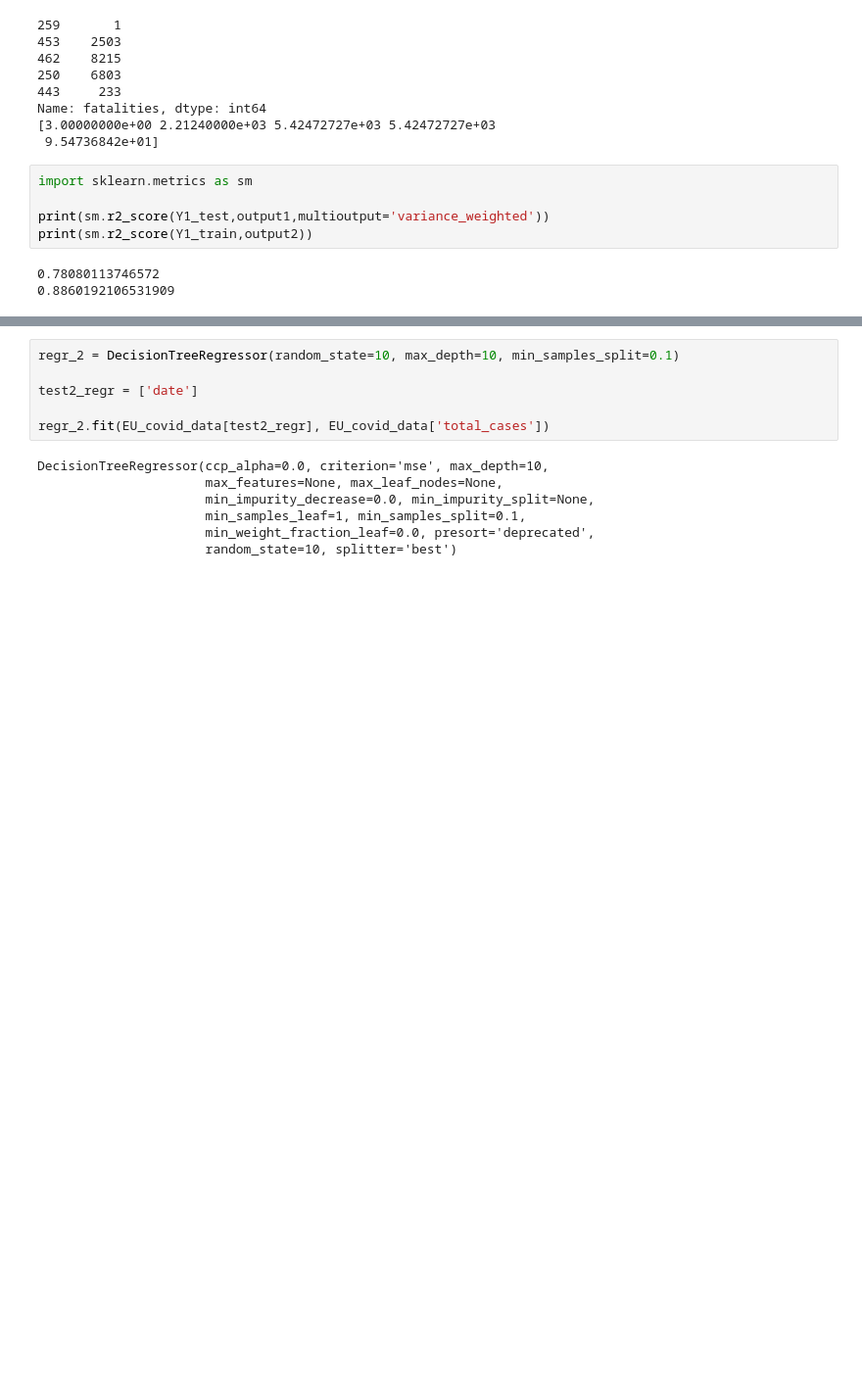
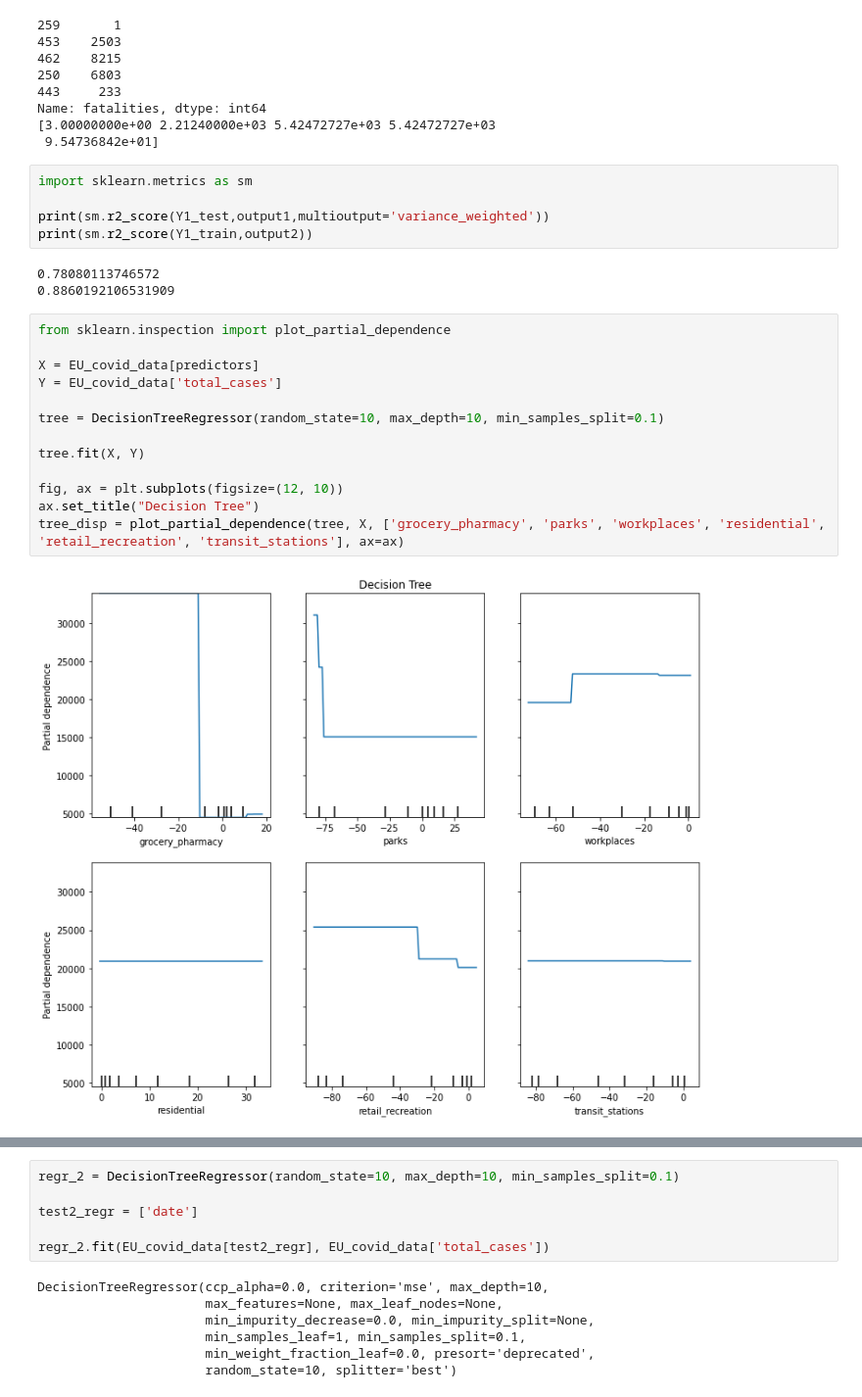
Before and after one commit to Pedrag1234/FEUP_IART_TP2, a Jupyter notebook: src/Decision_Tree.ipynb, the cells around one changed output, grey strips where cells are left out. Shown: that part at 98% size. Drawn from its saved outputs; the diff is of its cells as text; blank space fills up the shorter version.

```diff
--- a/src/Decision_Tree.ipynb
+++ b/src/Decision_Tree.ipynb
@@ -178,3 +178,18 @@ print(sm.r2_score(Y1_train,output2))
 # %% [output]
 0.78080113746572
 0.8860192106531909
+# %%
+from sklearn.inspection import plot_partial_dependence
+
+X = EU_covid_data[predictors]
+Y = EU_covid_data['total_cases']
+
+tree = DecisionTreeRegressor(random_state=10, max_depth=10, min_samples_split=0.1)
+
+tree.fit(X, Y)
+
+fig, ax = plt.subplots(figsize=(12, 10))
+ax.set_title("Decision Tree")
+tree_disp = plot_partial_dependence(tree, X, ['grocery_pharmacy', 'parks', 'workplaces', 'residential', 'retail_recreation', 'transit_stations'], ax=ax)
+# %% [output]
+[figure, added]
```
Also changed, not shown: parts of 9 cells of this notebook, 2 other files.
